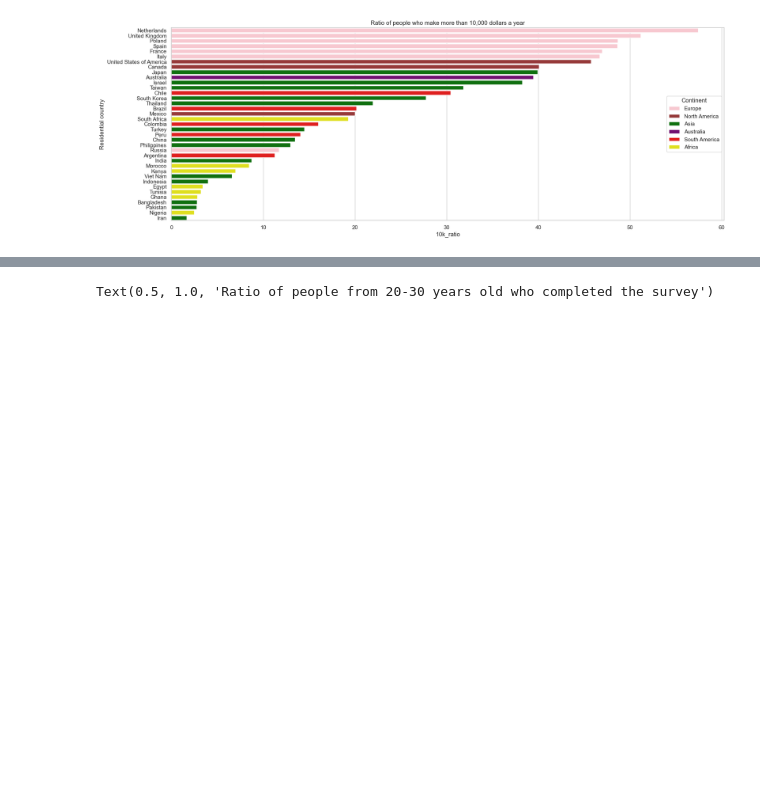
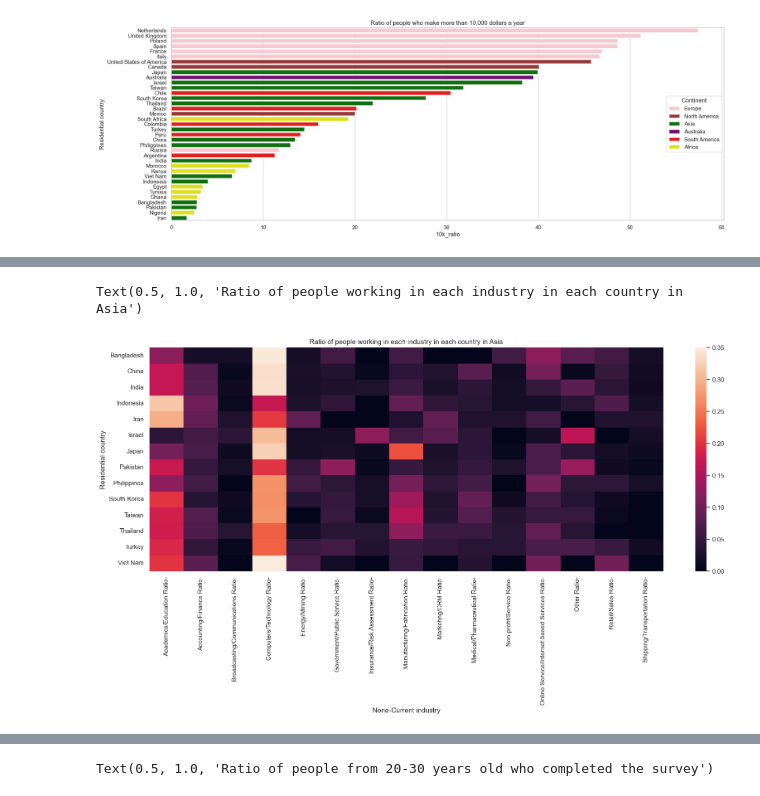
Before and after one commit to HTNam1710/P4DS_FinalProject, a Jupyter notebook: Source/phase_ask.ipynb, the cells around one changed output, grey strips where cells are left out. Cells and saved outputs as stored; diff of their text form; code cells hidden in the pictures; blank space fills up the shorter version.

```diff
--- a/Source/phase_ask.ipynb
+++ b/Source/phase_ask.ipynb
@@ -372,0 +289,18 @@ South America countries are concentrated in the middle of the graph (10 - 30%).
+# %%
+ppl_in_industry = data.groupby(['Residential country', 'Continent', 'Current industry'])['Current industry'].agg(count = 'count')
+ppl_in_industry_asia = ppl_in_industry.loc[slice(None), 'Asia', slice(None), :].unstack(level='Current industry')
+ppl_in_industry_asia['sum'] = ppl_in_industry_asia.sum(axis=1)
+
+for industry in ppl_in_industry_asia['count'].columns:
+    ppl_in_industry_asia[str(industry) + ' Ratio'] = ppl_in_industry_asia['count'][industry]/ppl_in_industry_asia['sum']
+
+ppl_in_industry_asia.fillna(0, inplace=True)
+# %%
+figure, ax = plt.subplots(figsize=(20, 7))
+sns.set_theme(style="whitegrid")
+sns.set_color_codes('muted')
+sns.heatmap(ppl_in_industry_asia.loc[slice(None), 'Academics/Education Ratio':])
+ax.set_title("Ratio of people working in each industry in each country in Asia")
+# %% [output]
+Text(0.5, 1.0, 'Ratio of people working in each industry in each country in Asia')
+[figure, added]
```
Also changed, not shown: parts of 120 cells of this notebook.
